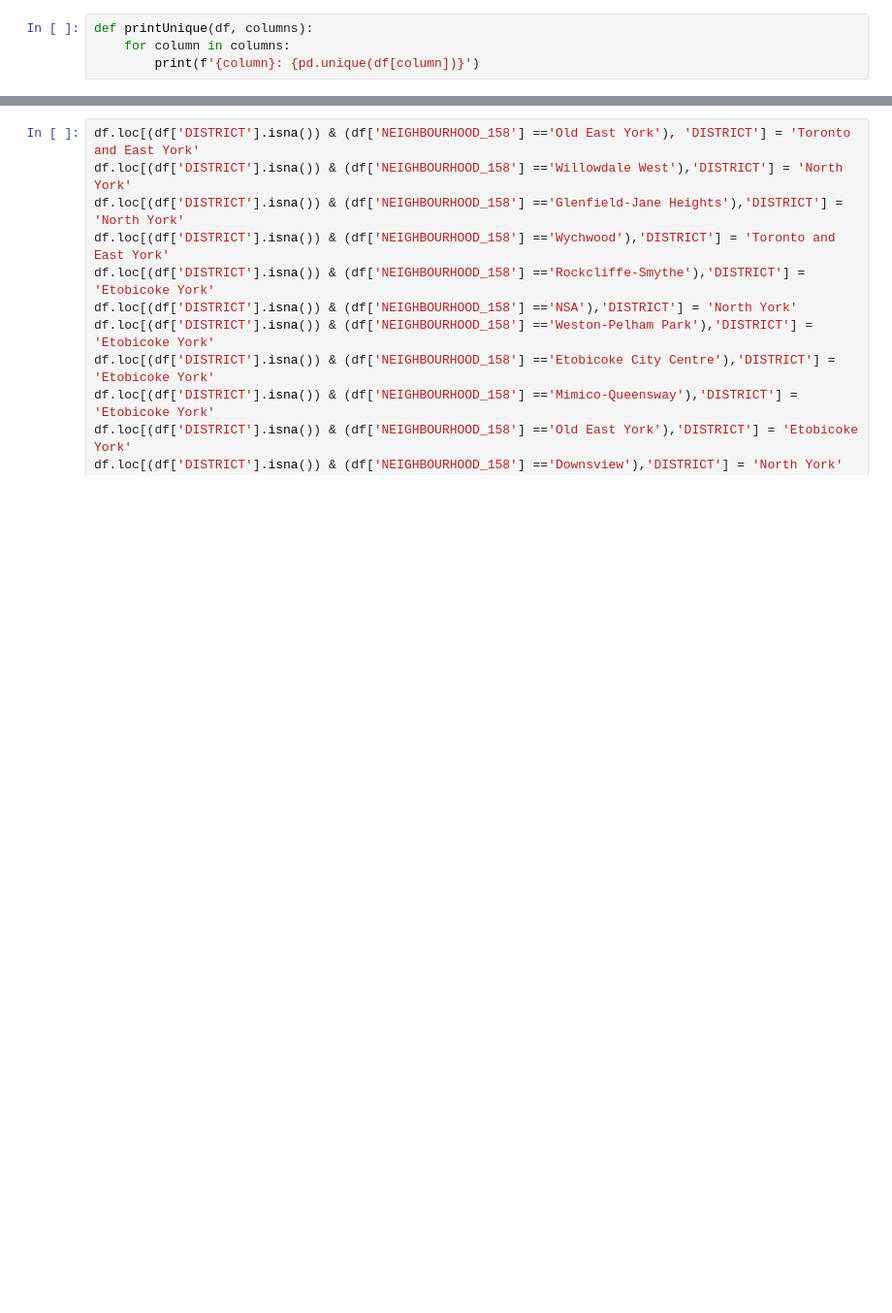
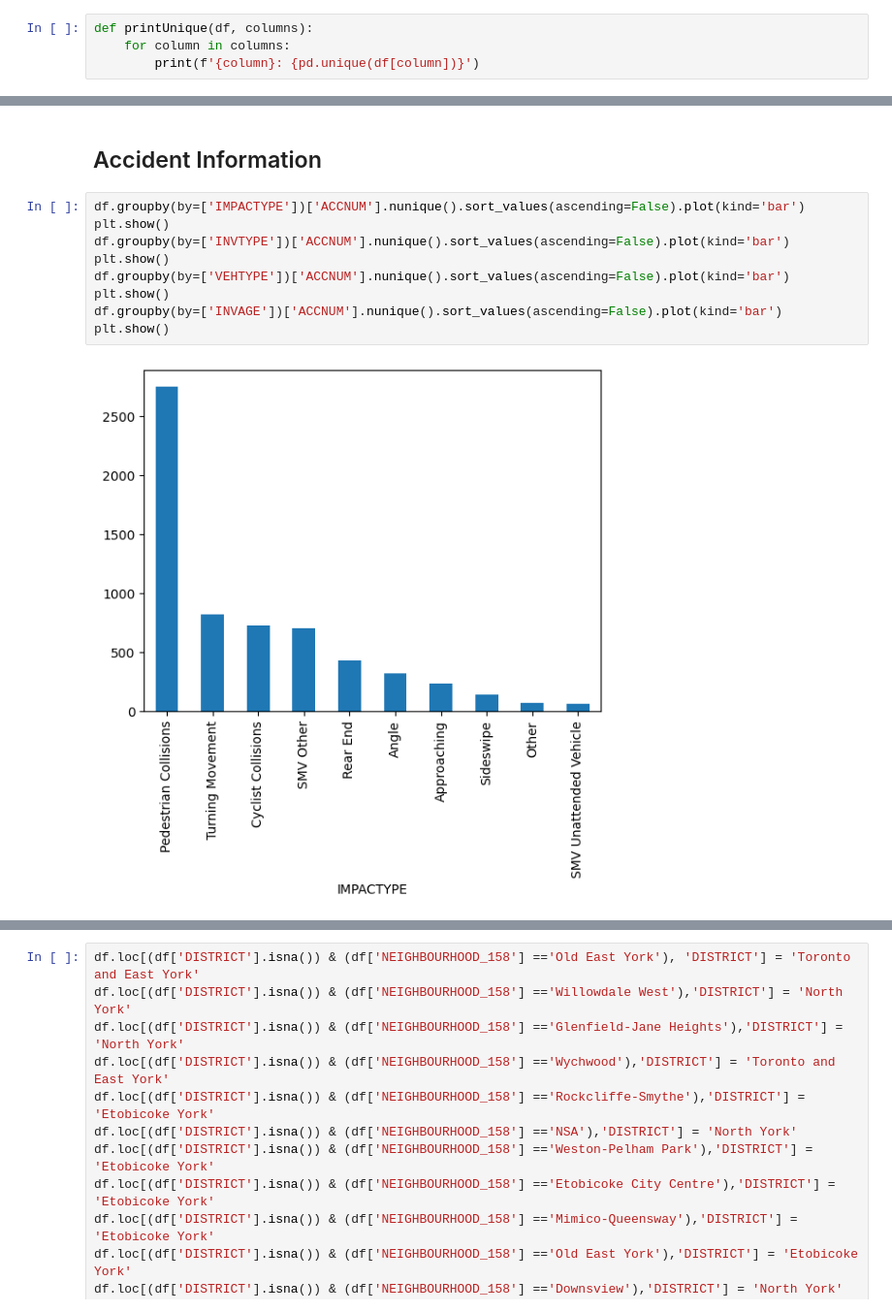
Before and after one commit to oscaru21/Traffic_Collision_Group_1_section_003COMP247Project, a Jupyter notebook: notebooks/EDA.ipynb, the cells around one changed output, grey strips where cells are left out. Shown at 97% size. Saved outputs shown, nothing was run; the diff lists cells and outputs as text; blank space fills up the shorter version.

```diff
--- a/notebooks/EDA.ipynb
+++ b/notebooks/EDA.ipynb
@@ -132,0 +282,13 @@ dtype: int64
+# %% [markdown]
+## Accident Information
+# %%
+df.groupby(by=['IMPACTYPE'])['ACCNUM'].nunique().sort_values(ascending=False).plot(kind='bar')
+plt.show()
+df.groupby(by=['INVTYPE'])['ACCNUM'].nunique().sort_values(ascending=False).plot(kind='bar')
+plt.show()
+df.groupby(by=['VEHTYPE'])['ACCNUM'].nunique().sort_values(ascending=False).plot(kind='bar')
+plt.show()
+df.groupby(by=['INVAGE'])['ACCNUM'].nunique().sort_values(ascending=False).plot(kind='bar')
+plt.show()
+# %% [output]
+[figure, added]
```
Also changed, not shown: parts of 90 cells of this notebook.
